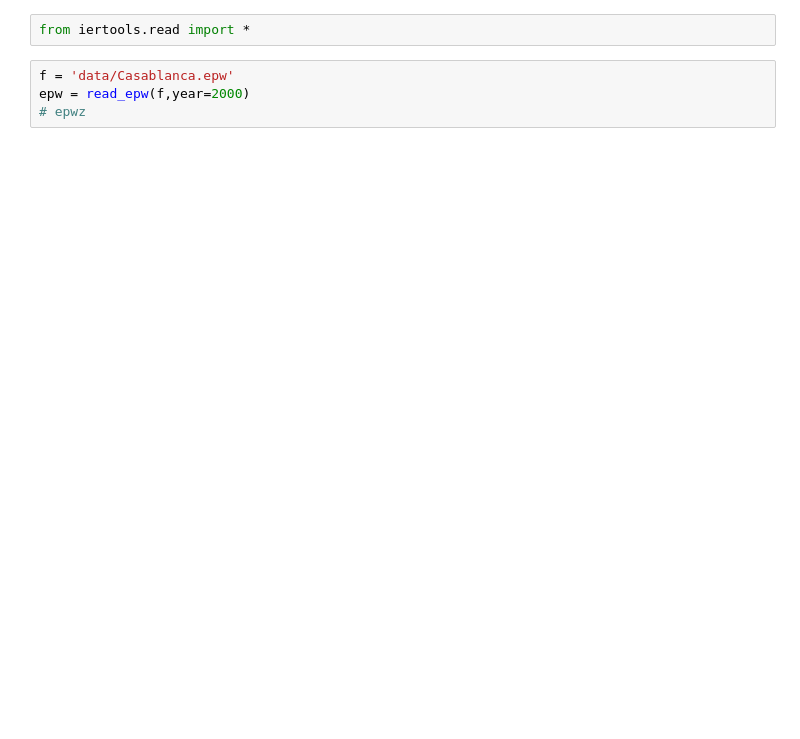
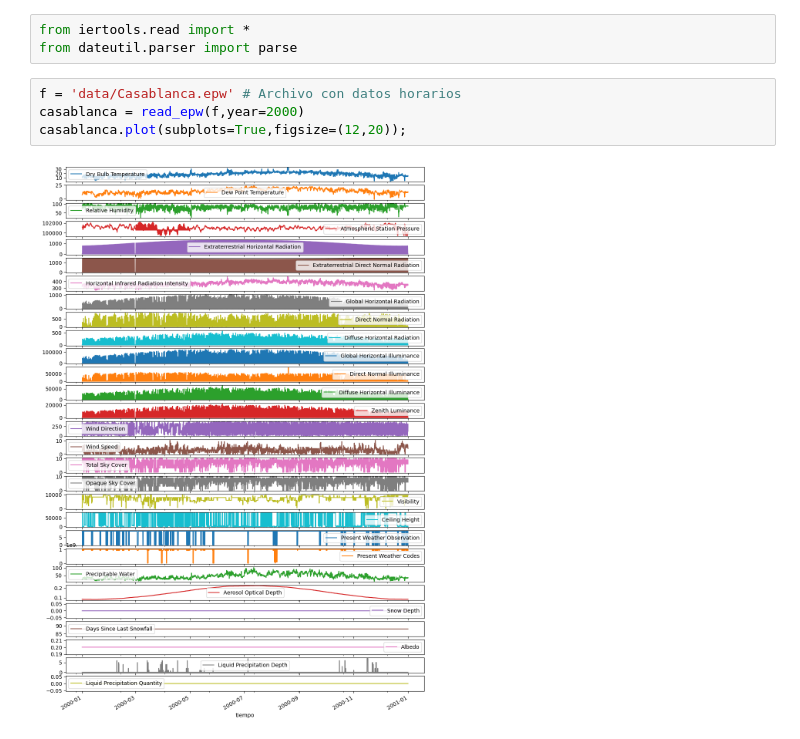
Before and after one commit to AltamarMx/iertools, a Jupyter notebook: development_read_epw.ipynb, the cells around one changed output. Saved outputs shown, nothing was run; the diff lists cells and outputs as text; blank space fills up the shorter version.

```diff
--- a/development_read_epw.ipynb
+++ b/development_read_epw.ipynb
@@ -1,6 +1,9 @@
 # %%
 from iertools.read import *
+from dateutil.parser import parse
 # %%
-f = 'data/Casablanca.epw'
-epw = read_epw(f,year=2000)
-# epwz
+f = 'data/Casablanca.epw' # Archivo con datos horarios
+casablanca = read_epw(f,year=2000)
+casablanca.plot(subplots=True,figsize=(12,20));
+# %% [output]
+[figure, added]
```
Also changed, not shown: parts of 11 cells of this notebook, 15 other files.
